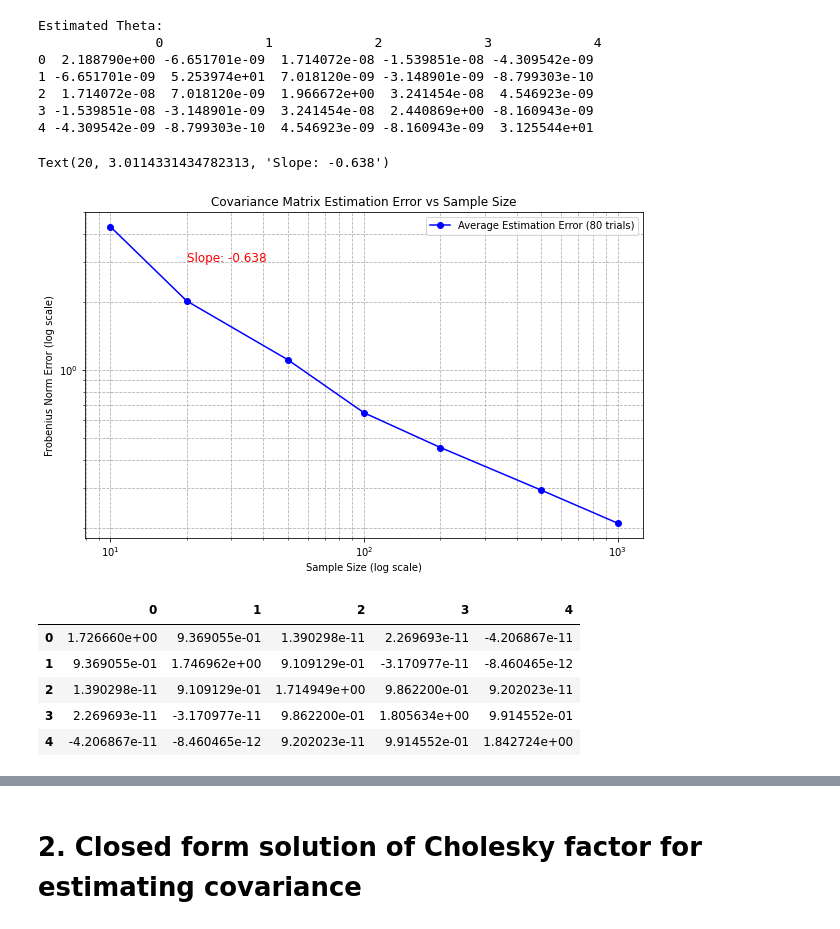
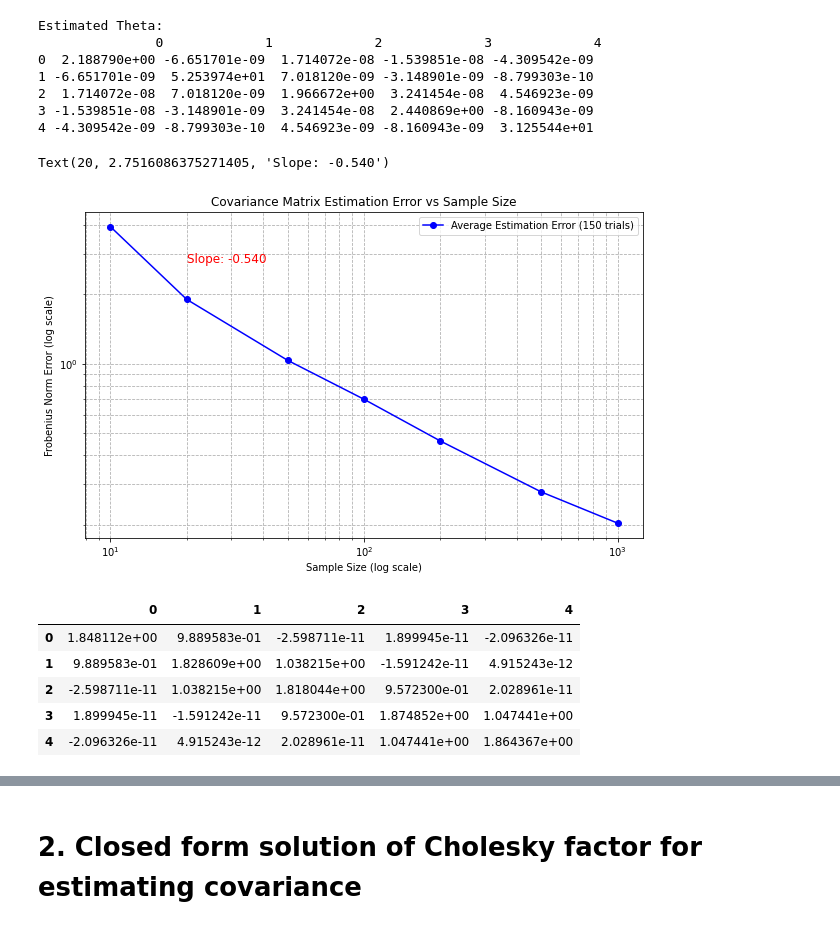
Before and after one commit to kingsleyyeon/PrecisionMatEst, a Jupyter notebook: scalinglimits.ipynb, the cells around one changed output, grey strips where cells are left out. Saved outputs shown, nothing was run; the diff lists cells and outputs as text; code cells hidden in the pictures.

```diff
--- a/scalinglimits.ipynb
+++ b/scalinglimits.ipynb
@@ -64,7 +64,7 @@ Estimated Theta:
 # %%
 # Parameters
 n = 5  # Size of the matrix
-num_trials = 80  # Number of trials for averaging
+num_trials = 150  # Number of trials for averaging
 sample_sizes = [10, 20, 50, 100, 200, 500, 1000]
 errors_avg = []
 
@@ -96,44 +96,44 @@ def estimate_theta(YTY, sparsity_pattern, n, m):
 # Main experiment loop with averaging over multiple trials
 for m in sample_sizes:
     errors = []
     for _ in range(num_trials):
         Sigma = np.linalg.inv(true_theta)  # Compute covariance matrix
         Y = np.random.multivariate_normal(mean=np.zeros(n), cov=Sigma, size=m)
         YTY = Y.T @ Y  # Compute sufficient statistic
         Theta_est = estimate_theta(YTY, sparsity_pattern, n, m)
         error = np.linalg.norm(Theta_est - true_theta, 'fro')  # Frobenius norm
         errors.append(error)
 
     # Compute average error over trials
     errors_avg.append(np.mean(errors))
 
 # Convert to log-log scale
 log_sample_sizes = np.log(sample_sizes)
 log_errors_avg = np.log(errors_avg)
 
-# Compute the slope (linear regression in log-log space)
-slope, intercept = np.polyfit(log_sample_sizes, log_errors_avg, 1)
+# Use last few data points to compute slope (asmptotically)
+slope, intercept = np.polyfit(log_sample_sizes[3:], log_errors_avg[3:], 1)
 
 # Plot results with logarithmic scales
 plt.figure(figsize=(10, 6))
-plt.loglog(sample_sizes, errors_avg, 'bo-', label='Average Estimation Error (80 trials)')
+plt.loglog(sample_sizes, errors_avg, 'bo-', label='Average Estimation Error (150 trials)')
 plt.xlabel('Sample Size (log scale)')
 plt.ylabel('Frobenius Norm Error (log scale)')
 plt.title('Covariance Matrix Estimation Error vs Sample Size')
 plt.grid(True, which='both', linestyle='--')
 plt.legend()
 
 # Display slope on the plot
 plt.text(20, max(errors_avg) * 0.7, f'Slope: {slope:.3f}', fontsize=12, color='red')
 # %% [output]
-Text(20, 3.0114331434782313, 'Slope: -0.638')
+Text(20, 2.7516086375271405, 'Slope: -0.540')
-[figure, old version]
+[figure, new version]
 # %%
 pd.DataFrame(Theta_est)
 # %% [output]
 |  | 0 | 1 | 2 | 3 | 4 |
-| 0 | 1.726660e+00 | 9.369055e-01 | 1.390298e-11 | 2.269693e-11 | -4.206867e-11 |
-| 1 | 9.369055e-01 | 1.746962e+00 | 9.109129e-01 | -3.170977e-11 | -8.460465e-12 |
-| 2 | 1.390298e-11 | 9.109129e-01 | 1.714949e+00 | 9.862200e-01 | 9.202023e-11 |
-| 3 | 2.269693e-11 | -3.170977e-11 | 9.862200e-01 | 1.805634e+00 | 9.914552e-01 |
-| 4 | -4.206867e-11 | -8.460465e-12 | 9.202023e-11 | 9.914552e-01 | 1.842724e+00 |
+| 0 | 1.848112e+00 | 9.889583e-01 | -2.598711e-11 | 1.899945e-11 | -2.096326e-11 |
+| 1 | 9.889583e-01 | 1.828609e+00 | 1.038215e+00 | -1.591242e-11 | 4.915243e-12 |
+| 2 | -2.598711e-11 | 1.038215e+00 | 1.818044e+00 | 9.572300e-01 | 2.028961e-11 |
+| 3 | 1.899945e-11 | -1.591242e-11 | 9.572300e-01 | 1.874852e+00 | 1.047441e+00 |
+| 4 | -2.096326e-11 | 4.915243e-12 | 2.028961e-11 | 1.047441e+00 | 1.864367e+00 |
```
Also changed, not shown: parts of 7 cells of this notebook.
